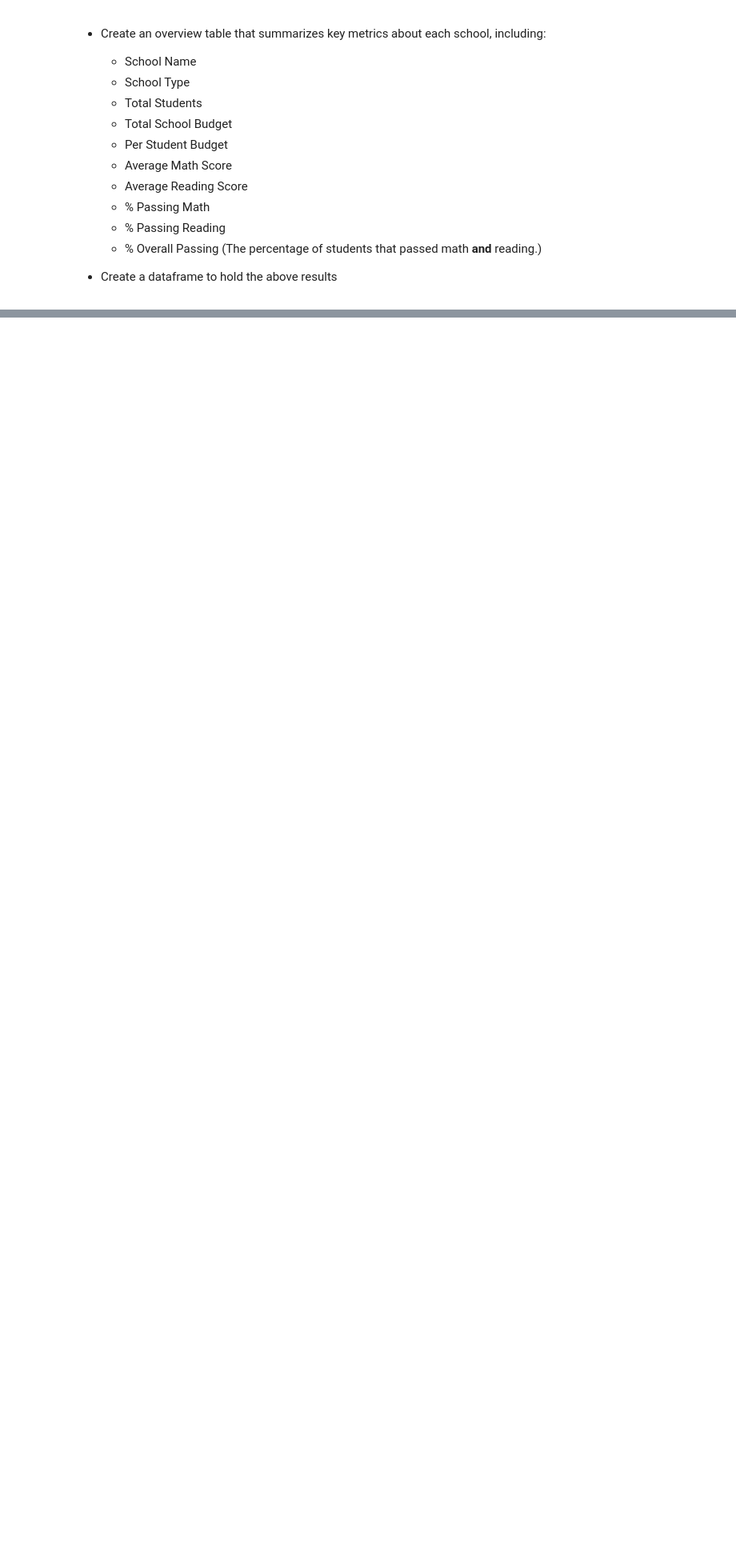
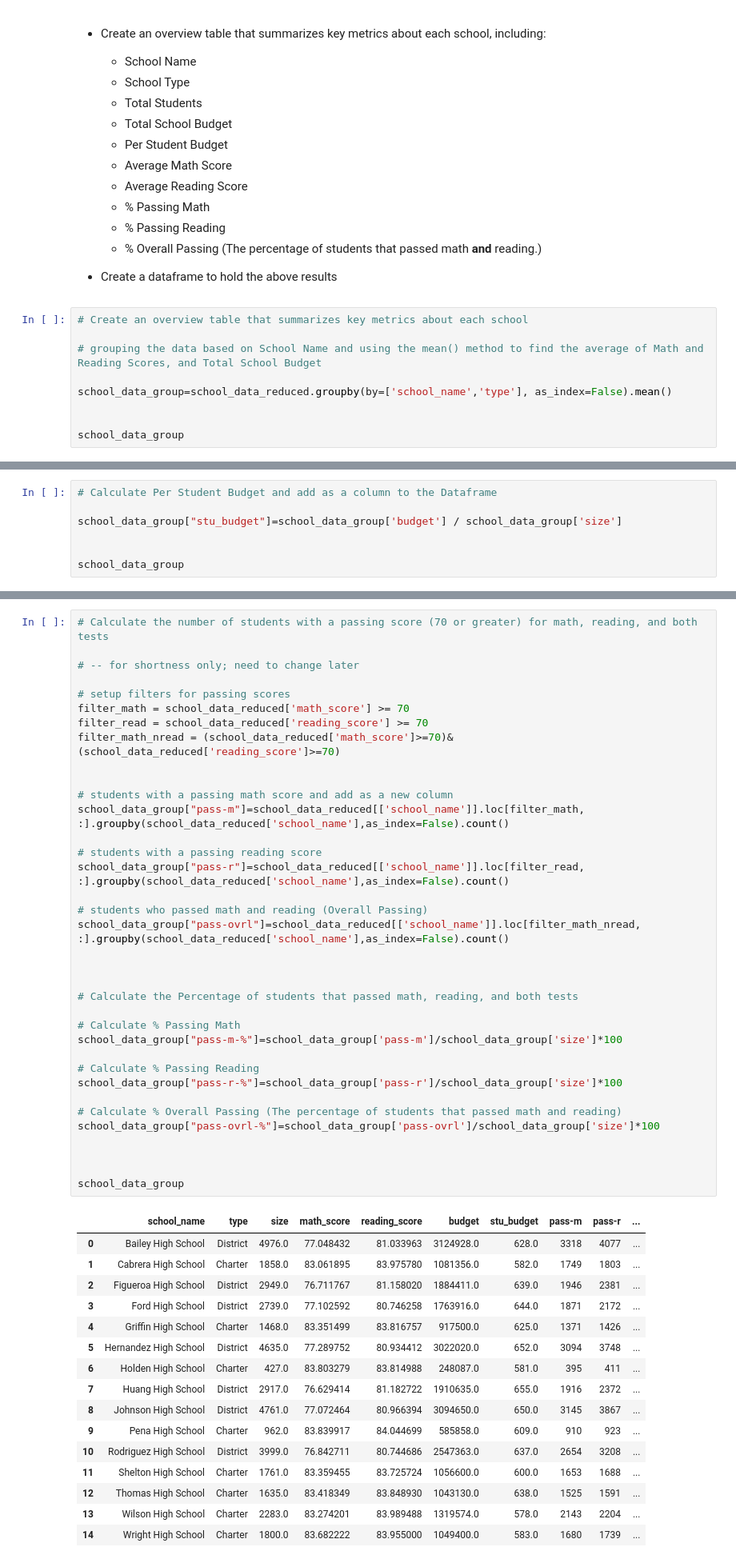
Before and after one commit to agkden/Pandas-challenge, a Jupyter notebook: PyCitySchools_analysis.ipynb, the cells around one changed output, grey strips where cells are left out. Shown at 80% size. Drawn from its saved outputs; the diff is of its cells as text; blank space fills up the shorter version.

Commit message:
update file
added other parts such as: School Summary; Top/Bottom Performing Schools; Math and Reading Scores by Grade; Scores by School Spending, Size, and Type

```diff
--- a/PyCitySchools_analysis.ipynb
+++ b/PyCitySchools_analysis.ipynb
@@ -197,3 +184,12 @@ pd.DataFrame(district_summary)
   * % Overall Passing (The percentage of students that passed math **and** reading.)
 
 * Create a dataframe to hold the above results
+# %%
+# Create an overview table that summarizes key metrics about each school
+
+# grouping the data based on School Name and using the mean() method to find the average of Math and Reading Scores, and Total School Budget
+
+school_data_group=school_data_reduced.groupby(by=['school_name','type'], as_index=False).mean()
+
+
+school_data_group
@@ -199,0 +213,7 @@ pd.DataFrame(district_summary)
+# %%
+# Calculate Per Student Budget and add as a column to the Dataframe
+
+school_data_group["stu_budget"]=school_data_group['budget'] / school_data_group['size']
+
+
+school_data_group
@@ -199,0 +237,53 @@ pd.DataFrame(district_summary)
+# %%
+# Calculate the number of students with a passing score (70 or greater) for math, reading, and both tests
+
+# -- for shortness only; need to change later
+
+# setup filters for passing scores
+filter_math = school_data_reduced['math_score'] >= 70
+filter_read = school_data_reduced['reading_score'] >= 70
+filter_math_nread = (school_data_reduced['math_score']>=70)&(school_data_reduced['reading_score']>=70)
+
+
+# students with a passing math score and add as a new column
+school_data_group["pass-m"]=school_data_reduced[['school_name']].loc[filter_math, :].groupby(school_data_reduced['school_name'],as_index=False).count()
+
+# students with a passing reading score
+school_data_group["pass-r"]=school_data_reduced[['school_name']].loc[filter_read, :].groupby(school_data_reduced['school_name'],as_index=False).count()
+
+# students who passed math and reading (Overall Passing)
+school_data_group["pass-ovrl"]=school_data_reduced[['school_name']].loc[filter_math_nread, :].groupby(school_data_reduced['school_name'],as_index=False).count()
+
+
+
+# Calculate the Percentage of students that passed math, reading, and both tests
+
+# Calculate % Passing Math
+school_data_group["pass-m-%"]=school_data_group['pass-m']/school_data_group['size']*100
+
+# Calculate % Passing Reading
+school_data_group["pass-r-%"]=school_data_group['pass-r']/school_data_group['size']*100
+
+# Calculate % Overall Passing (The percentage of students that passed math and reading)
+school_data_group["pass-ovrl-%"]=school_data_group['pass-ovrl']/school_data_group['size']*100
+
+
+
+school_data_group
+# %% [output]
+|  | school_name | type | size | math_score | reading_score | budget | stu_budget | pass-m | pass-r | ... |
+| 0 | Bailey High School | District | 4976.0 | 77.048432 | 81.033963 | 3124928.0 | 628.0 | 3318 | 4077 | ... |
+| 1 | Cabrera High School | Charter | 1858.0 | 83.061895 | 83.975780 | 1081356.0 | 582.0 | 1749 | 1803 | ... |
+| 2 | Figueroa High School | District | 2949.0 | 76.711767 | 81.158020 | 1884411.0 | 639.0 | 1946 | 2381 | ... |
+| 3 | Ford High School | District | 2739.0 | 77.102592 | 80.746258 | 1763916.0 | 644.0 | 1871 | 2172 | ... |
+| 4 | Griffin High School | Charter | 1468.0 | 83.351499 | 83.816757 | 917500.0 | 625.0 | 1371 | 1426 | ... |
+| 5 | Hernandez High School | District | 4635.0 | 77.289752 | 80.934412 | 3022020.0 | 652.0 | 3094 | 3748 | ... |
+| 6 | Holden High School | Charter | 427.0 | 83.803279 | 83.814988 | 248087.0 | 581.0 | 395 | 411 | ... |
+| 7 | Huang High School | District | 2917.0 | 76.629414 | 81.182722 | 1910635.0 | 655.0 | 1916 | 2372 | ... |
+| 8 | Johnson High School | District | 4761.0 | 77.072464 | 80.966394 | 3094650.0 | 650.0 | 3145 | 3867 | ... |
+| 9 | Pena High School | Charter | 962.0 | 83.839917 | 84.044699 | 585858.0 | 609.0 | 910 | 923 | ... |
+| 10 | Rodriguez High School | District | 3999.0 | 76.842711 | 80.744686 | 2547363.0 | 637.0 | 2654 | 3208 | ... |
+| 11 | Shelton High School | Charter | 1761.0 | 83.359455 | 83.725724 | 1056600.0 | 600.0 | 1653 | 1688 | ... |
+| 12 | Thomas High School | Charter | 1635.0 | 83.418349 | 83.848930 | 1043130.0 | 638.0 | 1525 | 1591 | ... |
+| 13 | Wilson High School | Charter | 2283.0 | 83.274201 | 83.989488 | 1319574.0 | 578.0 | 2143 | 2204 | ... |
+| 14 | Wright High School | Charter | 1800.0 | 83.682222 | 83.955000 | 1049400.0 | 583.0 | 1680 | 1739 | ... |
```
Also changed, not shown: parts of 28 cells of this notebook.
